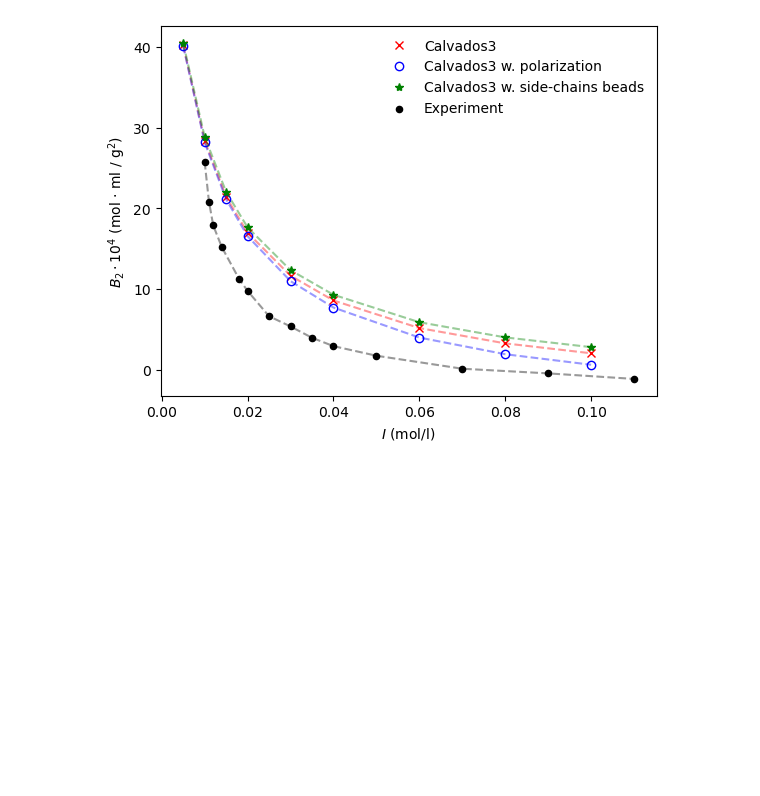
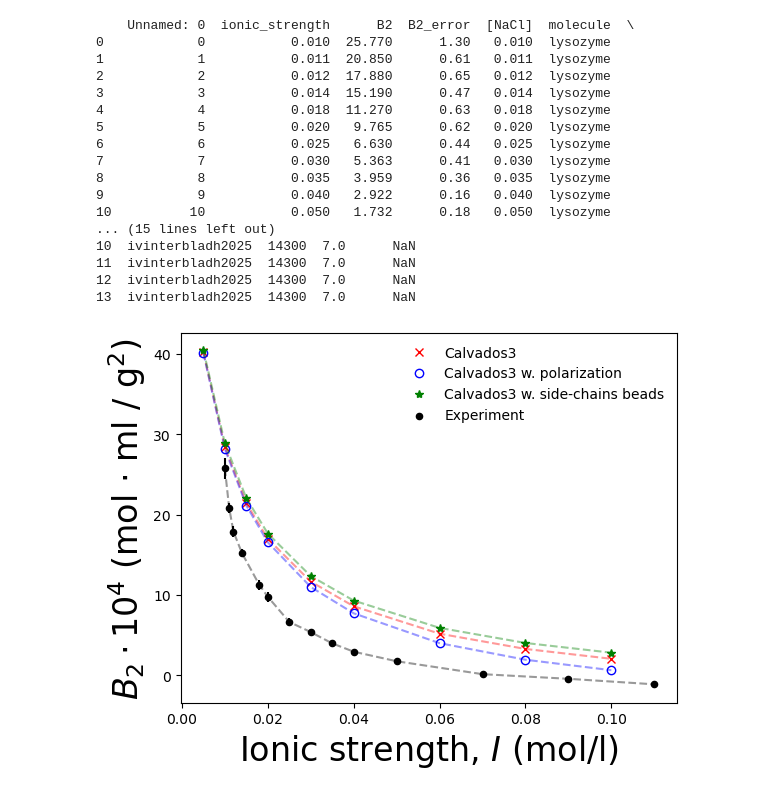
Before and after one commit to mlund/SI-pose-exploration, a Jupyter notebook: protein_b2/plot.ipynb, the cells around one changed output. Drawn from its saved outputs; the diff is of its cells as text; code cells hidden in the pictures; blank space fills up the shorter version.

```diff
--- a/protein_b2/plot.ipynb
+++ b/protein_b2/plot.ipynb
@@ -42,36 +42,55 @@ def plot_lysozyme(ax):
         label="Calvados3 w. polarization",
     )
     ax.plot(Ion / 1e3, B2 * 1e4, "b--", label=None, alpha=0.4)
 
     Ion, B2 = np.loadtxt("lysozyme_pH7_sidechain/b2.dat", unpack=True)
     ax.plot(Ion/ 1e3, B2 * 1e4, "g*", label="Calvados3 w. side-chains beads")
     ax.plot(Ion/ 1e3, B2 * 1e4, "g--", label=None, alpha=0.4)
 
     sel = (df.pH == 7.0) & (df.molecule == "lysozyme")
     exp = df[sel].copy(deep=True)
     exp["B2"] = exp["B2"] * 1e4
+    exp["B2_error"] = exp["B2_error"] * 1e4
+    print(exp)
     exp.plot(
         "ionic_strength",
         "B2",
         yerr="B2_error",
         color="k",
         kind="scatter",
         label="Experiment",
         ax=ax,
     )
     exp.plot(
         "ionic_strength", "B2", style="k--", kind="line", ax=ax, alpha=0.4, label=""
     )
 
-    ax.set_xlabel(r"$I$ (mol/l)")
-    ax.set_ylabel(r"$B_2\cdot 10^4$ (mol $\cdot$ ml / g$^2$)")
+    ax.set_xlabel(r"Ionic strength, $I$ (mol/l)", fontsize=24)
+    ax.set_ylabel(r"$B_2\cdot 10^4$ (mol $\cdot$ ml / g$^2$)", fontsize=24)
     ax.legend(frameon=False)
 
 
 fig, ax = plt.subplots()
 plot_lysozyme(ax)
 # %% [output]
+    Unnamed: 0  ionic_strength      B2  B2_error  [NaCl]  molecule  \
+0            0           0.010  25.770      1.30   0.010  lysozyme
+1            1           0.011  20.850      0.61   0.011  lysozyme
+2            2           0.012  17.880      0.65   0.012  lysozyme
+3            3           0.014  15.190      0.47   0.014  lysozyme
+4            4           0.018  11.270      0.63   0.018  lysozyme
+5            5           0.020   9.765      0.62   0.020  lysozyme
+6            6           0.025   6.630      0.44   0.025  lysozyme
+7            7           0.030   5.363      0.41   0.030  lysozyme
+8            8           0.035   3.959      0.36   0.035  lysozyme
+9            9           0.040   2.922      0.16   0.040  lysozyme
+10          10           0.050   1.732      0.18   0.050  lysozyme
+... (15 lines left out)
+10  ivinterbladh2025  14300  7.0      NaN
+11  ivinterbladh2025  14300  7.0      NaN
+12  ivinterbladh2025  14300  7.0      NaN
+13  ivinterbladh2025  14300  7.0      NaN
-[figure, old version]
+[figure, new version]
 # %%
 def plot_cgn(ax):
     Ion, B2 = np.loadtxt("cgn_pH7_vanilla/b2.dat", unpack=True)
```
Also changed, not shown: parts of 2 cells of this notebook, 1 other file.
